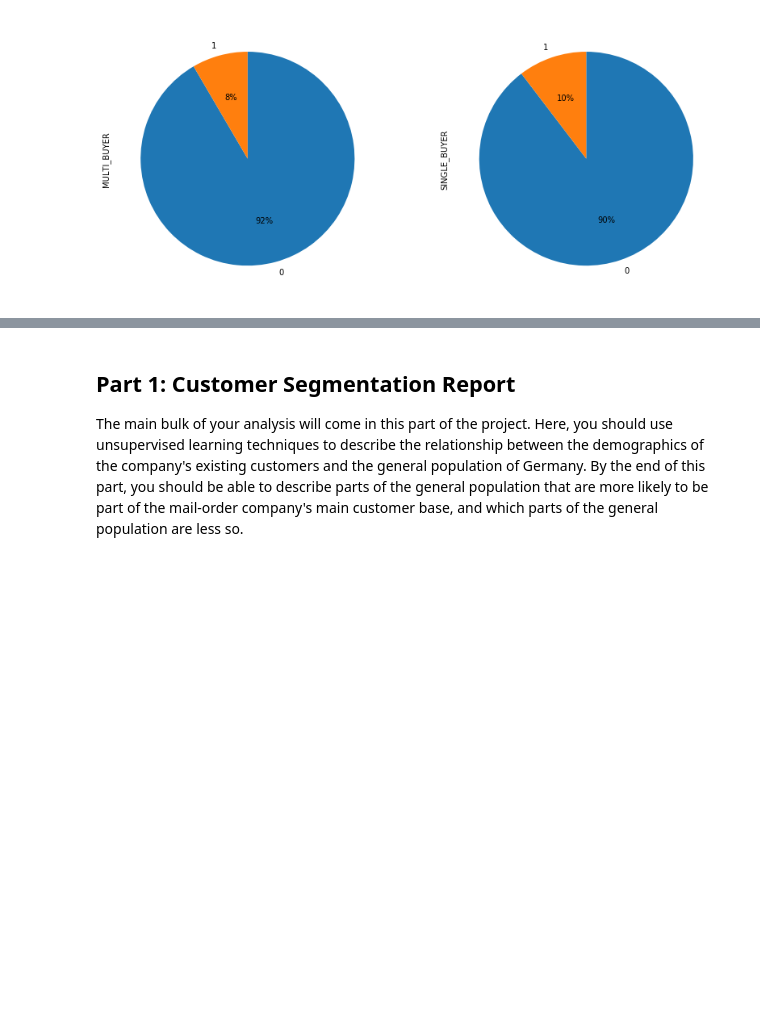
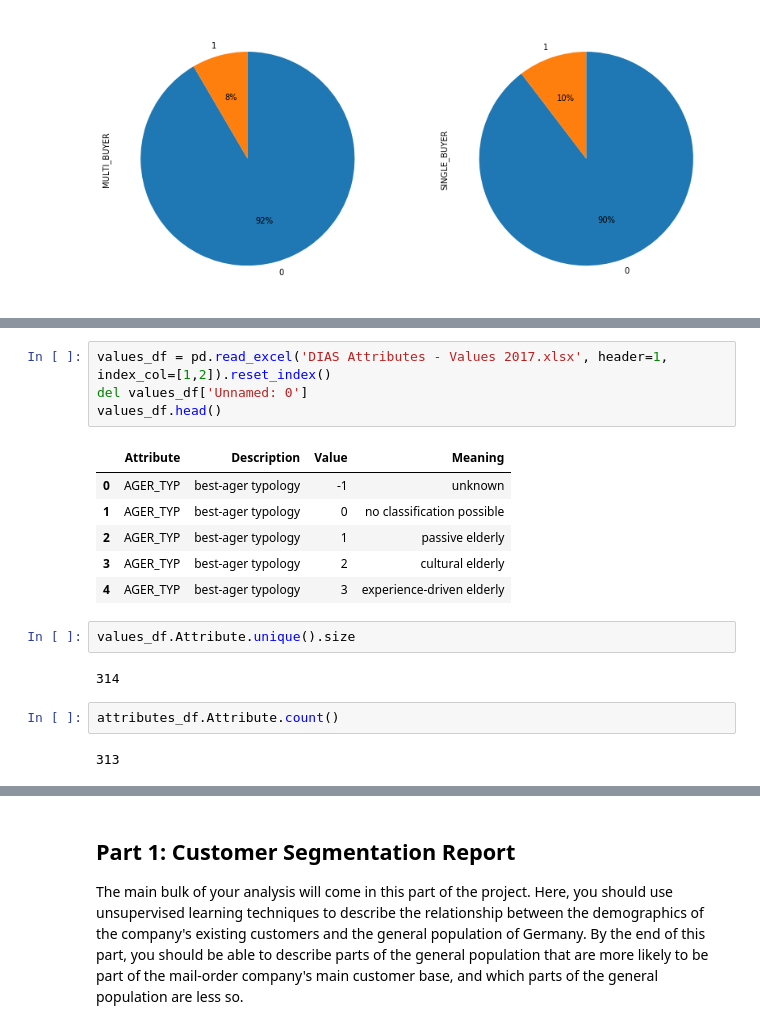
Before and after one commit to dragon7-fc/DSND-Capstone, a Jupyter notebook: Arvato Project Workbook.ipynb, the cells around one changed output, grey strips where cells are left out. Saved outputs shown, nothing was run; the diff lists cells and outputs as text; blank space fills up the shorter version.

```diff
--- a/Arvato Project Workbook.ipynb
+++ b/Arvato Project Workbook.ipynb
@@ -150,0 +166,19 @@ plt.show()
+# %%
+values_df = pd.read_excel('DIAS Attributes - Values 2017.xlsx', header=1, index_col=[1,2]).reset_index()
+del values_df['Unnamed: 0']
+values_df.head()
+# %% [output]
+|  | Attribute | Description | Value | Meaning |
+| 0 | AGER_TYP | best-ager typology | -1 | unknown |
+| 1 | AGER_TYP | best-ager typology | 0 | no classification possible |
+| 2 | AGER_TYP | best-ager typology | 1 | passive elderly |
+| 3 | AGER_TYP | best-ager typology | 2 | cultural elderly |
+| 4 | AGER_TYP | best-ager typology | 3 | experience-driven elderly |
+# %%
+values_df.Attribute.unique().size
+# %% [output]
+314
+# %%
+attributes_df.Attribute.count()
+# %% [output]
+313
```
Also changed, not shown: parts of 14 cells of this notebook.
